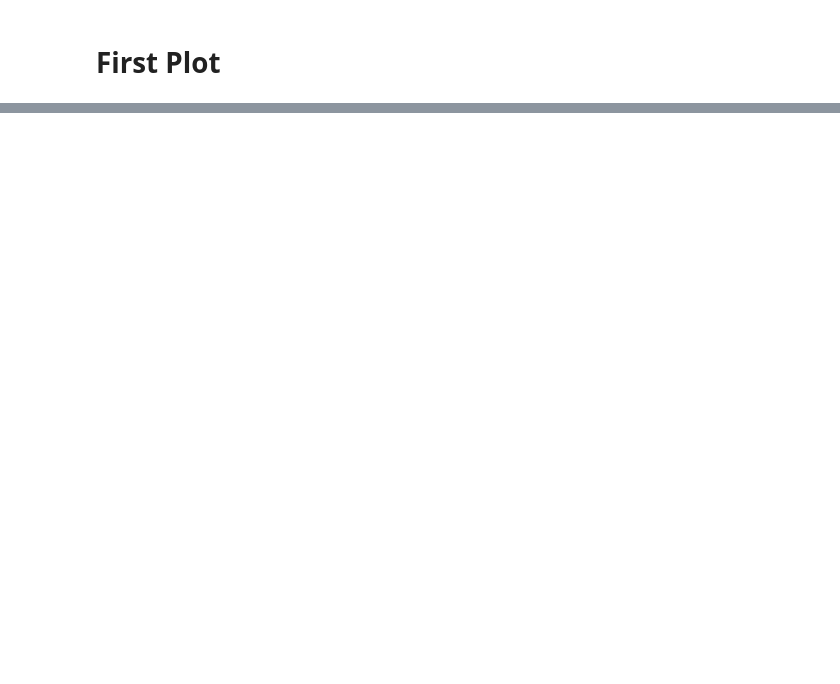
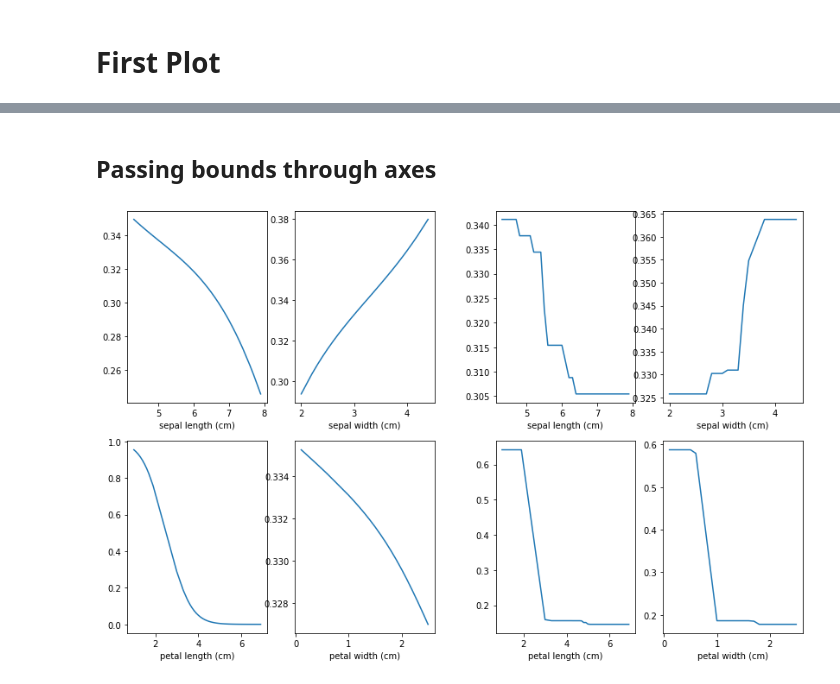
Before and after one commit to thomasjpfan/sklearn_plot_api, a Jupyter notebook: partial_dependence.ipynb, the cells around one changed output, grey strips where cells are left out. Saved outputs shown, nothing was run; the diff lists cells and outputs as text; code cells hidden in the pictures; blank space fills up the shorter version.

```diff
--- a/partial_dependence.ipynb
+++ b/partial_dependence.ipynb
@@ -50,0 +68,10 @@ viz.figure_
+# %% [markdown]
+## Passing bounds through axes
+# %%
+from sklearn_plot_api import plot_partial_dependence
+fig, (ax1, ax2) = plt.subplots(1, 2)
+features = [0, 1, 2, 3]
+viz1 = plot_partial_dependence(est, X, features, feature_names=[names[i] for i in features], ax=ax1)
+viz2 = plot_partial_dependence(dtree, X, features, feature_names=[names[i] for i in features], ax=ax2)
+# %% [output]
+[figure, added]
```
Also changed, not shown: parts of 10 cells of this notebook, 1 other file.
